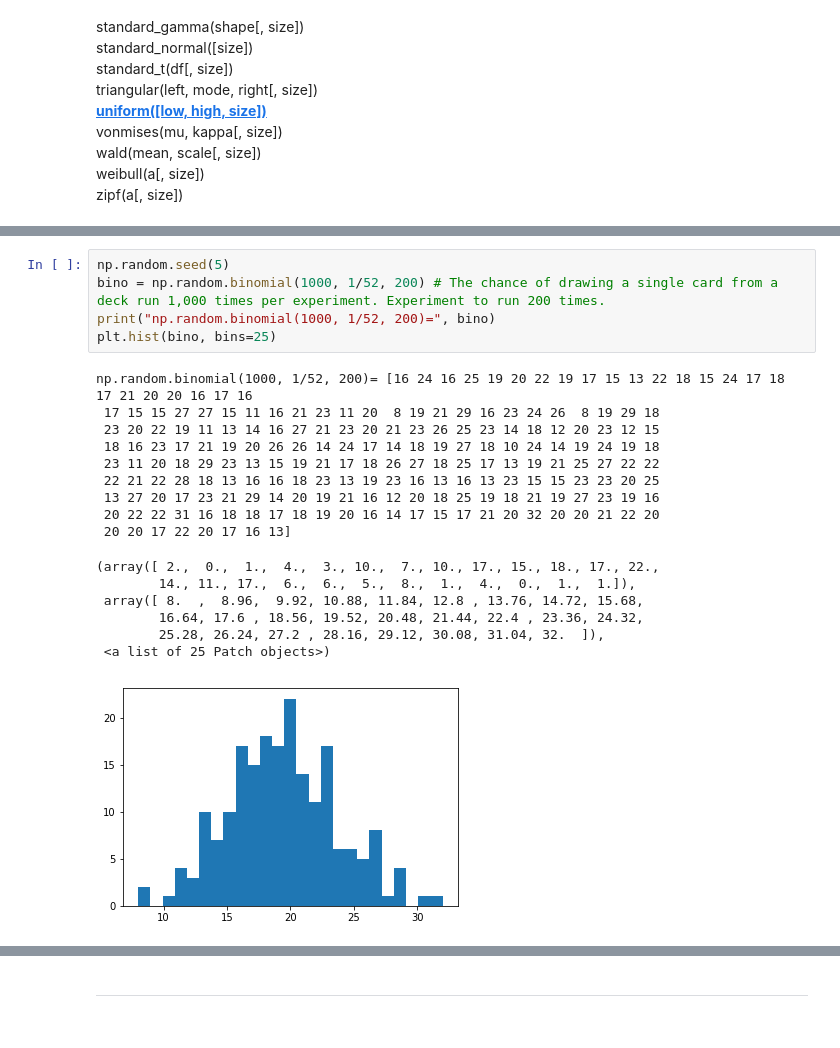
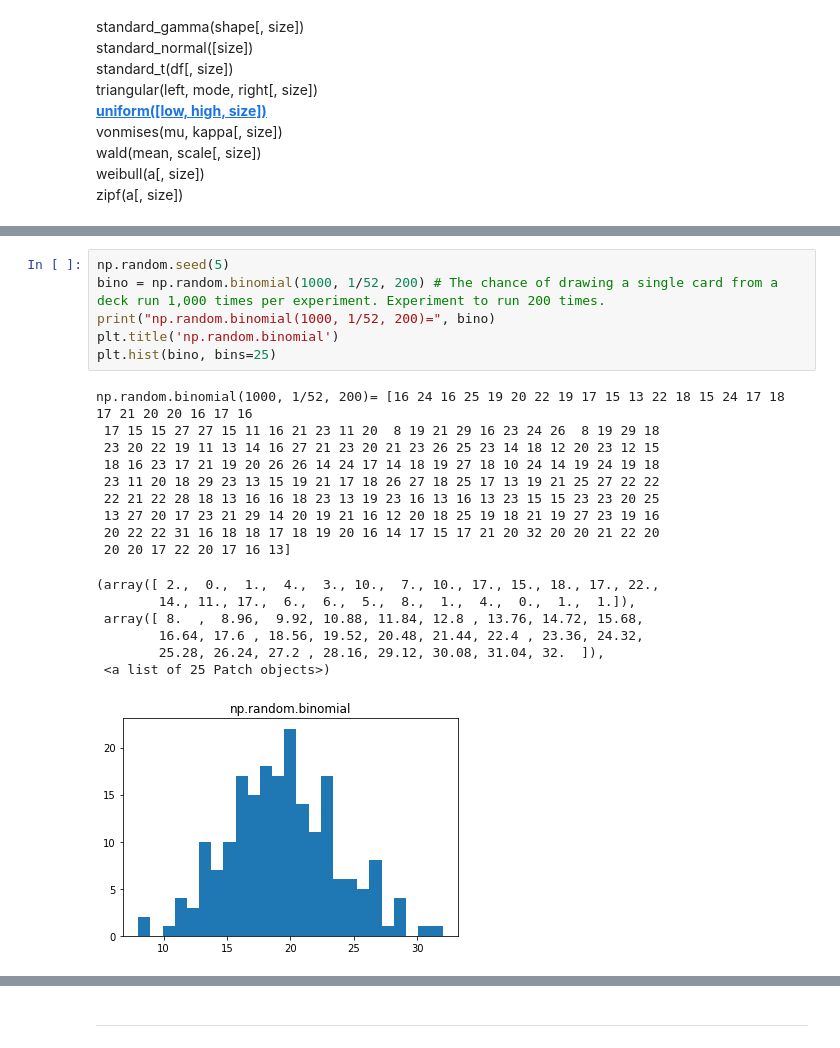
Before and after one commit to IanWafer/Programming-Assignment, a Jupyter notebook: numpy.random explained.ipynb, the cells around one changed output, grey strips where cells are left out. Saved outputs shown, nothing was run; the diff lists cells and outputs as text.

```diff
--- a/numpy.random explained.ipynb
+++ b/numpy.random explained.ipynb
@@ -206,25 +209,26 @@ The probability density function is represented by the following- ![PDF](Picture
 # %%
 np.random.seed(5)
 bino = np.random.binomial(1000, 1/52, 200) # The chance of drawing a single card from a deck run 1,000 times per experiment. Experiment to run 200 times.
 print("np.random.binomial(1000, 1/52, 200)=", bino)
+plt.title('np.random.binomial')
 plt.hist(bino, bins=25)
 # %% [output]
 np.random.binomial(1000, 1/52, 200)= [16 24 16 25 19 20 22 19 17 15 13 22 18 15 24 17 18 17 21 20 20 16 17 16
  17 15 15 27 27 15 11 16 21 23 11 20  8 19 21 29 16 23 24 26  8 19 29 18
  23 20 22 19 11 13 14 16 27 21 23 20 21 23 26 25 23 14 18 12 20 23 12 15
  18 16 23 17 21 19 20 26 26 14 24 17 14 18 19 27 18 10 24 14 19 24 19 18
  23 11 20 18 29 23 13 15 19 21 17 18 26 27 18 25 17 13 19 21 25 27 22 22
  22 21 22 28 18 13 16 16 18 23 13 19 23 16 13 16 13 23 15 15 23 23 20 25
  13 27 20 17 23 21 29 14 20 19 21 16 12 20 18 25 19 18 21 19 27 23 19 16
  20 22 22 31 16 18 18 17 18 19 20 16 14 17 15 17 21 20 32 20 20 21 22 20
  20 20 17 22 20 17 16 13]
 (array([ 2.,  0.,  1.,  4.,  3., 10.,  7., 10., 17., 15., 18., 17., 22.,
         14., 11., 17.,  6.,  6.,  5.,  8.,  1.,  4.,  0.,  1.,  1.]),
  array([ 8.  ,  8.96,  9.92, 10.88, 11.84, 12.8 , 13.76, 14.72, 15.68,
         16.64, 17.6 , 18.56, 19.52, 20.48, 21.44, 22.4 , 23.36, 24.32,
         25.28, 26.24, 27.2 , 28.16, 29.12, 30.08, 31.04, 32.  ]),
  <a list of 25 Patch objects>)
-[figure, old version]
+[figure, new version]
 # %%
 np.random.seed(5)
 nbino = np.random.negative_binomial(1000, 1/52, 200)
```
Also changed, not shown: parts of 7 cells of this notebook, 1 other file.
